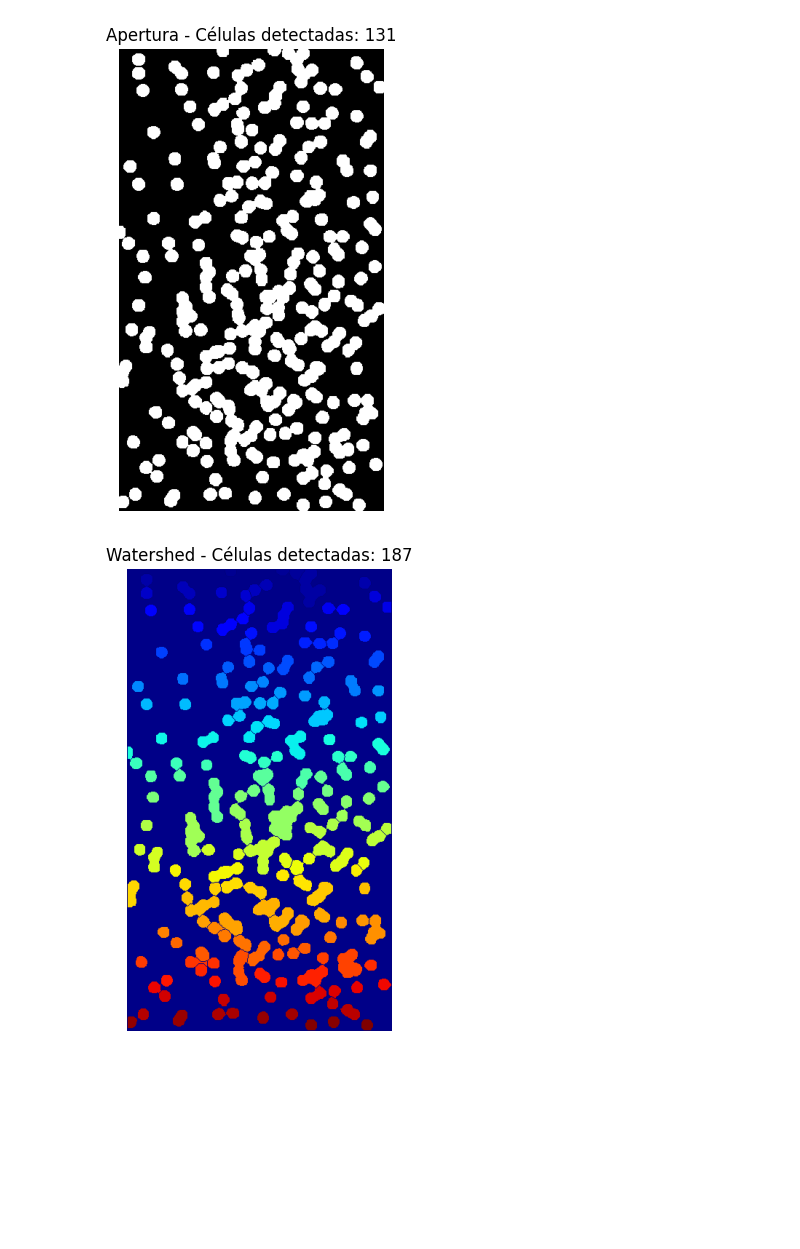
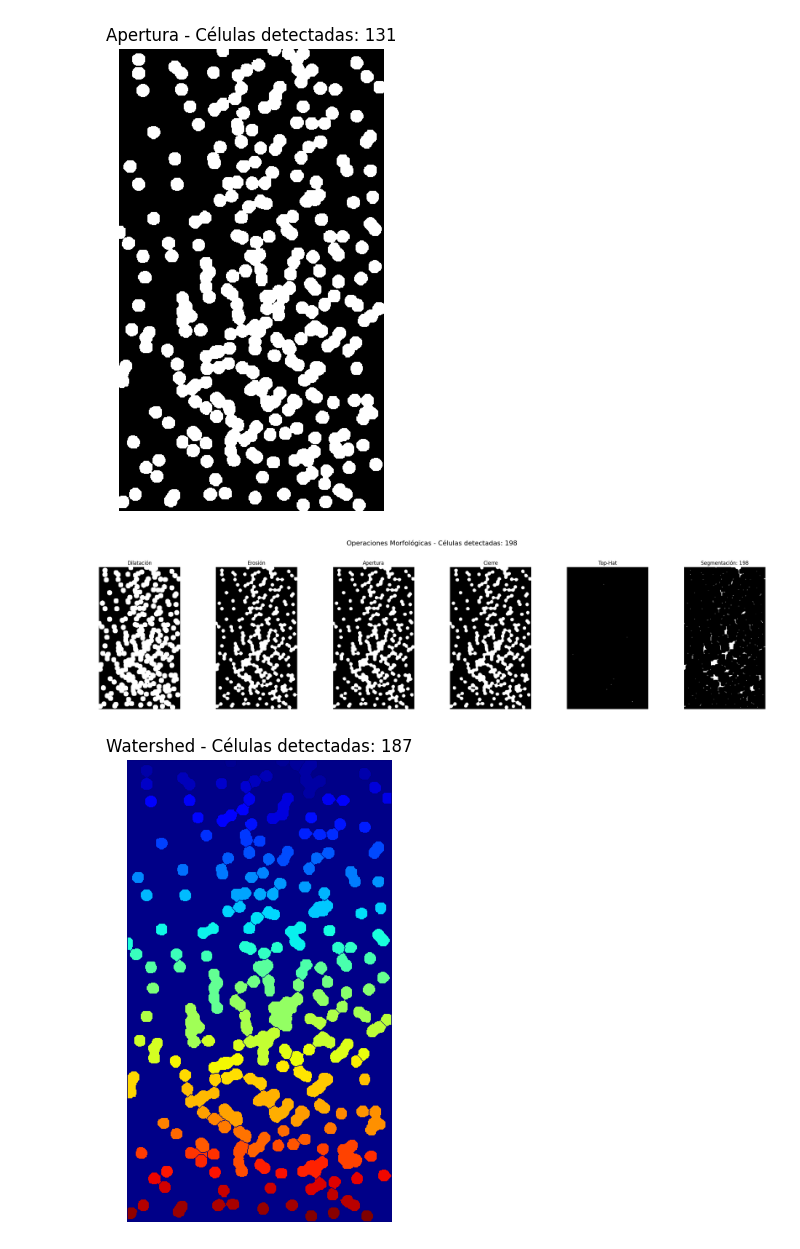
Before and after one commit to LeivaDiego/CompVision-Lab2, a Jupyter notebook: Inciso5.ipynb, the cells around one changed output. Drawn from its saved outputs; the diff is of its cells as text; code cells hidden in the pictures; blank space fills up the shorter version.

Commit message:
Feat: Cell detection improved

```diff
--- a/Inciso5.ipynb
+++ b/Inciso5.ipynb
@@ -82,6 +82,69 @@ plt.axis("off")
 plt.show()
 # %% [output]
 [figure]
+# %%
+# Aplicar serie de operaciones morfológicas
+# Definir el kernel estructural
+kernel = np.ones((3, 3), np.uint8)
+
+# 1. Dilatación - Expande los objetos para conectar regiones cercanas
+dilated = cv2.dilate(binary_microscope, kernel, iterations=2)
+
+# 2. Erosión - Reduce ruido y elimina pequeñas regiones
+eroded = cv2.erode(dilated, kernel, iterations=3)
+
+# 3. Apertura - Elimina ruido de fondo
+opened = cv2.morphologyEx(eroded, cv2.MORPH_OPEN, kernel, iterations=2)
+
+# 4. Cierre - Rellena pequeños huecos dentro de los objetos
+closed = cv2.morphologyEx(opened, cv2.MORPH_CLOSE, kernel, iterations=2)
+
+# 5. Top-Hat - Resalta detalles pequeños
+top_hat = cv2.morphologyEx(closed, cv2.MORPH_TOPHAT, kernel)
+
+# Aplicar la Transformada de Distancia para separar objetos
+distance_transform = cv2.distanceTransform(closed, cv2.DIST_L2, 5)
+_, dist_binary = cv2.threshold(distance_transform, 0.4 * distance_transform.max(), 255, 0)
+
+# Convertir a uint8 para procesamiento posterior
+dist_binary = np.uint8(dist_binary)
+
+# Encontrar y contar componentes conexas después de la segmentación mejorada
+num_labels, _, _, _ = cv2.connectedComponentsWithStats(dist_binary, connectivity=8)
+num_cells_morph = num_labels - 1  # Restar el fondo
+
+# Mostrar las imágenes intermedias
+fig, ax = plt.subplots(1, 6, figsize=(24, 6))
+fig.suptitle(f"Operaciones Morfológicas - Células detectadas: {num_cells_morph}", fontsize=16)
+
+ax[0].imshow(dilated, cmap='gray')
+ax[0].set_title("Dilatación")
+ax[0].axis("off")
+
+ax[1].imshow(eroded, cmap='gray')
+ax[1].set_title("Erosión")
+ax[1].axis("off")
+
+ax[2].imshow(opened, cmap='gray')
+ax[2].set_title("Apertura")
+ax[2].axis("off")
+
+ax[3].imshow(closed, cmap='gray')
+ax[3].set_title("Cierre")
+ax[3].axis("off")
+
+ax[4].imshow(top_hat, cmap='gray')
+ax[4].set_title("Top-Hat")
+ax[4].axis("off")
+
+ax[5].imshow(dist_binary, cmap='gray')
+ax[5].set_title(f"Segmentación: {num_cells_morph}")
+ax[5].axis("off")
+
+plt.tight_layout(rect=[0, 0, 1, 0.95])
+plt.show()
+# %% [output]
+[figure, added]
 # %%
 # Aplicar una transformación de distancia para separar mejor las células unidas
 distance_transform = cv2.distanceTransform(processed_image, cv2.DIST_L2, 5)
```
